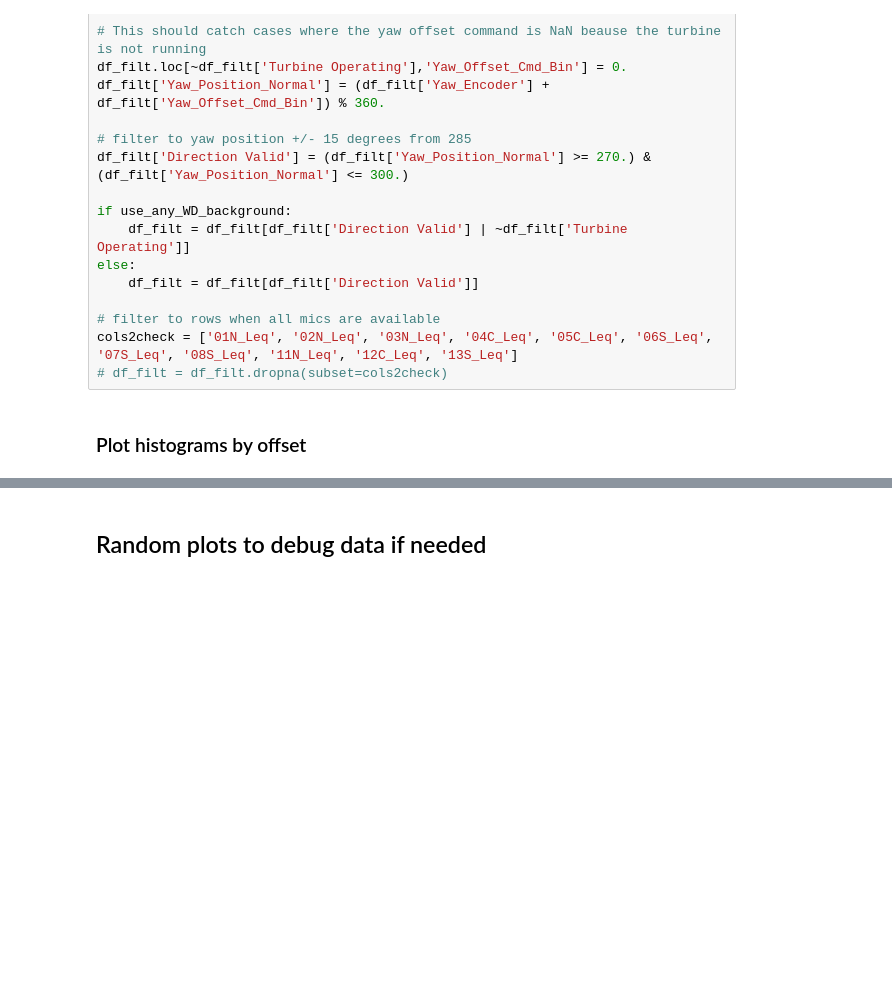
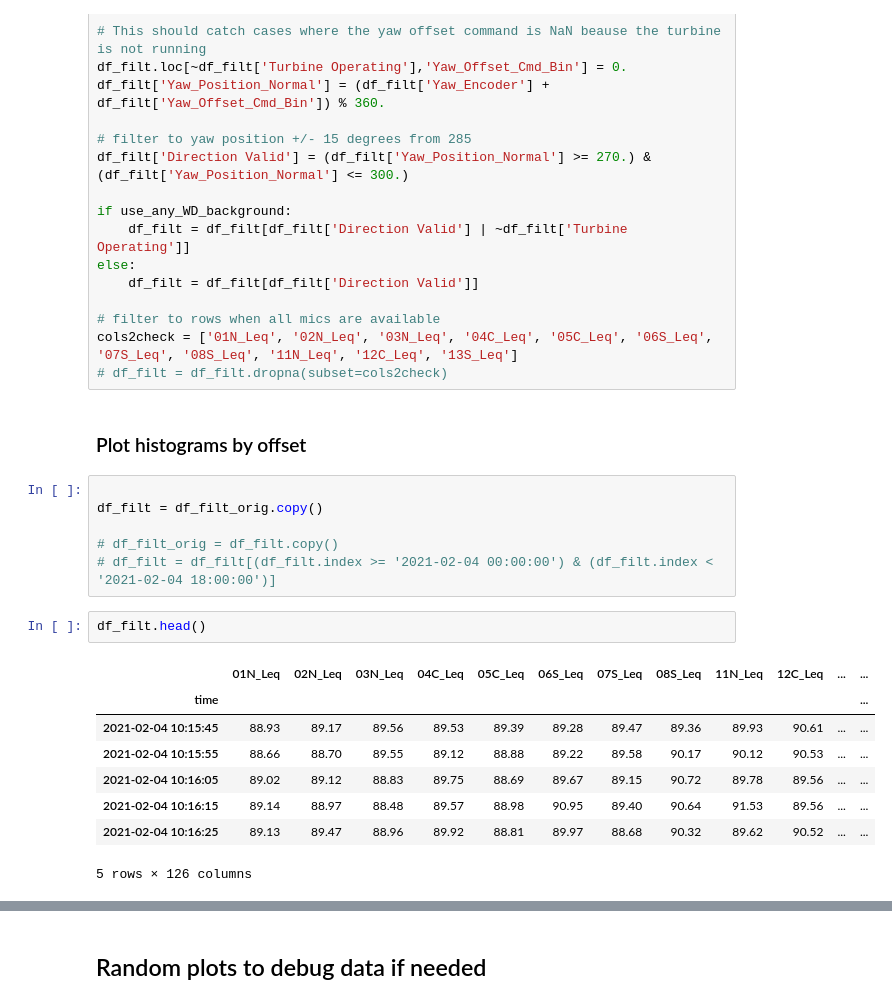
Before and after one commit to nhamilto/Aeroacoustics, a Jupyter notebook: coderepo/working_dir/process_noiseLAB_data.ipynb, the cells around one changed output, grey strips where cells are left out. Drawn from its saved outputs; the diff is of its cells as text; blank space fills up the shorter version.

```diff
--- a/coderepo/working_dir/process_noiseLAB_data.ipynb
+++ b/coderepo/working_dir/process_noiseLAB_data.ipynb
@@ -266,6 +266,23 @@ cols2check = ['01N_Leq', '02N_Leq', '03N_Leq', '04C_Leq', '05C_Leq', '06S_Leq',
 # df_filt = df_filt.dropna(subset=cols2check)
 # %% [markdown]
 ### Plot histograms by offset
+# %%
+
+df_filt = df_filt_orig.copy()
+
+# df_filt_orig = df_filt.copy()
+# df_filt = df_filt[(df_filt.index >= '2021-02-04 00:00:00') & (df_filt.index < '2021-02-04 18:00:00')]
+# %%
+df_filt.head()
+# %% [output]
+|  | 01N_Leq | 02N_Leq | 03N_Leq | 04C_Leq | 05C_Leq | 06S_Leq | 07S_Leq | 08S_Leq | 11N_Leq | 12C_Leq | ... | ... |
+| time |  |  |  |  |  |  |  |  |  |  |  | ... |
+| 2021-02-04 10:15:45 | 88.93 | 89.17 | 89.56 | 89.53 | 89.39 | 89.28 | 89.47 | 89.36 | 89.93 | 90.61 | ... | ... |
+| 2021-02-04 10:15:55 | 88.66 | 88.70 | 89.55 | 89.12 | 88.88 | 89.22 | 89.58 | 90.17 | 90.12 | 90.53 | ... | ... |
+| 2021-02-04 10:16:05 | 89.02 | 89.12 | 88.83 | 89.75 | 88.69 | 89.67 | 89.15 | 90.72 | 89.78 | 89.56 | ... | ... |
+| 2021-02-04 10:16:15 | 89.14 | 88.97 | 88.48 | 89.57 | 88.98 | 90.95 | 89.40 | 90.64 | 91.53 | 89.56 | ... | ... |
+| 2021-02-04 10:16:25 | 89.13 | 89.47 | 88.96 | 89.92 | 88.81 | 89.97 | 88.68 | 90.32 | 89.62 | 90.52 | ... | ... |
+5 rows × 126 columns
 # %%
 
 ws_col = 'WindSpeed_80m'
```
Also changed, not shown: parts of 2 cells of this notebook, 1 other file.
